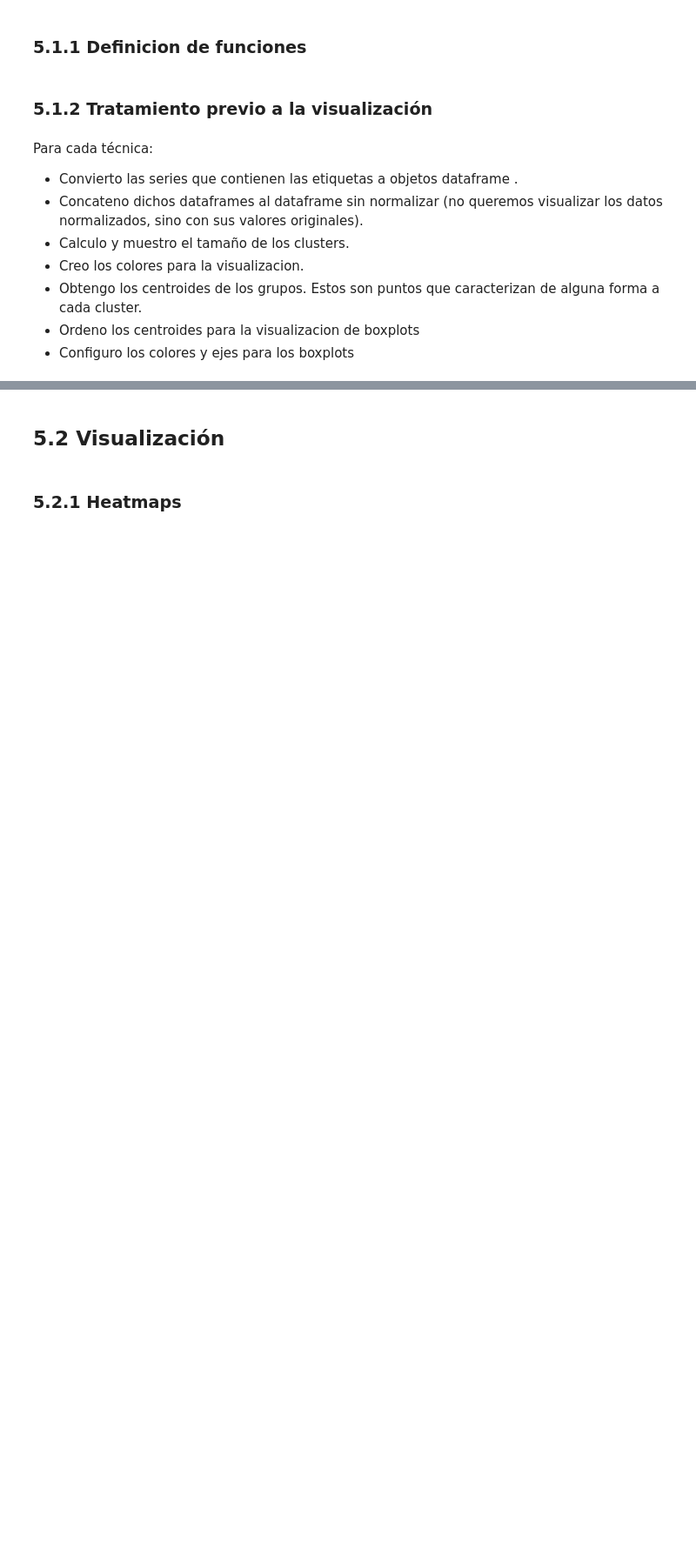
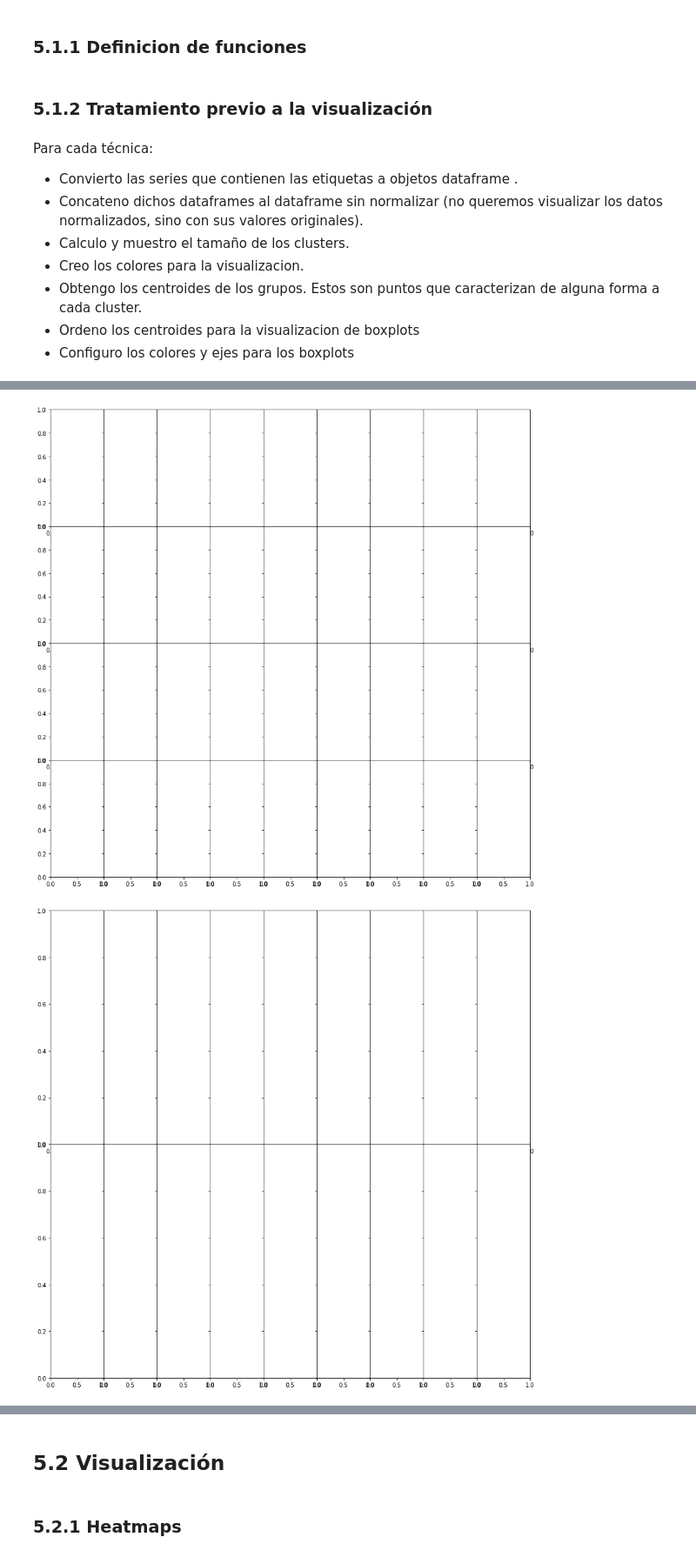
Before and after one commit to adriancarmona999/Analisis-de-estrategias-de-clustering-en-la-economia, a Jupyter notebook: automobile-customer-clustering-k-means-pca.ipynb, the cells around one changed output, grey strips where cells are left out. Shown: that part at 87% size. Drawn from its saved outputs; the diff is of its cells as text; code cells hidden in the pictures; blank space fills up the shorter version.

Commit message:
Visualizaciones con PCA

```diff
--- a/automobile-customer-clustering-k-means-pca.ipynb
+++ b/automobile-customer-clustering-k-means-pca.ipynb
@@ -319,6 +321,3 @@ Para el estudio de parámetros de DBSCAN y OPTICS es neccesario evaluar de algun
 def Calinski_Harabasz(df_normalizado, cluster_predict):
     metric_CH = metrics.calinski_harabasz_score(df_normalizado, cluster_predict)
     return metric_CH
-# %%
-for e in range(1,12,1):
-    print(e)
@@ -557,13 +532,18 @@ def boxplot_axes_config(k,n_var):
     fig.subplots_adjust(wspace=0,hspace=0)
     return fig,axes
 
+def boxplot_axes_config(k,n_var):
+    fig, axes = plt.subplots(k, n_var, sharey=True,figsize=(15,15))
+    fig.subplots_adjust(wspace=0,hspace=0)
+    return fig,axes
+
 def boxplot(X_clusters,k, colors,axes, centers_sort,usadas):
     rango = []
     for j in range(num_var):
         rango.append([X_clusters[usadas[j]].min(),X_clusters[usadas[j]].max()])
     for i in range(k):
 
-        c = centers_sort.index[i].astype(int)## astype(int) necesario para aquellos algortimos en los que los centroides se obtienen a partir de .mean().
+        c = centers_sort.index[i].astype(int)## astype(int) necesario para aquellos algortimos en los que los centroides se obtienen a partir de groupby.mean().
 
         dat_filt = X_clusters.loc[X_clusters['cluster']==c]
         for j in range(num_var):
@@ -582,13 +562,13 @@ def boxplot(X_clusters,k, colors,axes, centers_sort,usadas):
 
             axes[i,j].set_yticks([])
             axes[i,j].grid(axis='x', linestyle='-', linewidth='0.2', color='gray')
-            axes[i,j].grid(axis='y', b=False)
+            axes[i,j].grid(axis='y')
 
             ax.set_xlim(rango[j][0]-0.05*(rango[j][1]-rango[j][0]),rango[j][1]+0.05*(rango[j][1]-rango[j][0]))
 
 def heatmap(centers, centers_desnormal):
-    print("---------- Heatmap...")
-    hm = sns.heatmap(centers, cmap="YlGnBu", annot=centers_desnormal, annot_kws={"fontsize":18}, fmt='.3f')
+    print("---------- Heatmap done! ----------")
+    hm = sns.heatmap(centers, cmap="YlGnBu", annot=centers_desnormal, annot_kws={"fontsize":18}, fmt='.2f')
     hm.set_ylim(len(centers),0)
     hm.figure.set_size_inches(15,15)
     centers.index -= 1
@@ -679,0 +669,10 @@ fig_gm,axes_gm                      = boxplot_axes_config(k_gm,num_var)
+# %%
+fig_kmeans,axes_kmeans              = boxplot_axes_config(k_kmeans,num_var)
+fig_meanshift,axes_meanshift        = boxplot_axes_config(k_meanshift,num_var)
+fig_aglomerativo,axes_aglomerativo = boxplot_axes_config(k_aglomerativo,num_var)
+fig_dbscan,axes_dbscan              = boxplot_axes_config(k_dbscan,num_var)
+fig_optics,axes_optics              = boxplot_axes_config(k_optics,num_var)
+fig_gm,axes_gm                      = boxplot_axes_config(k_gm,num_var)
+# %% [output]
+[figure, added]
+[figure, added]
```
Also changed, not shown: parts of 34 cells of this notebook, 19 other files.
